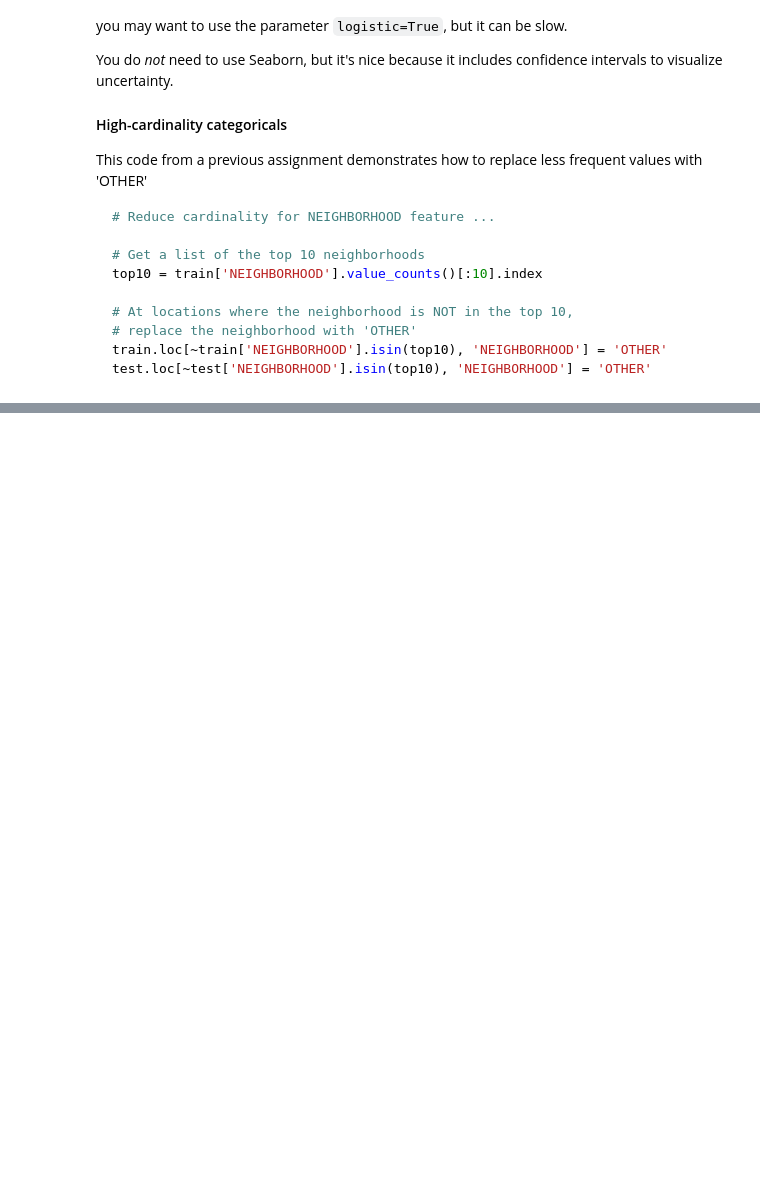
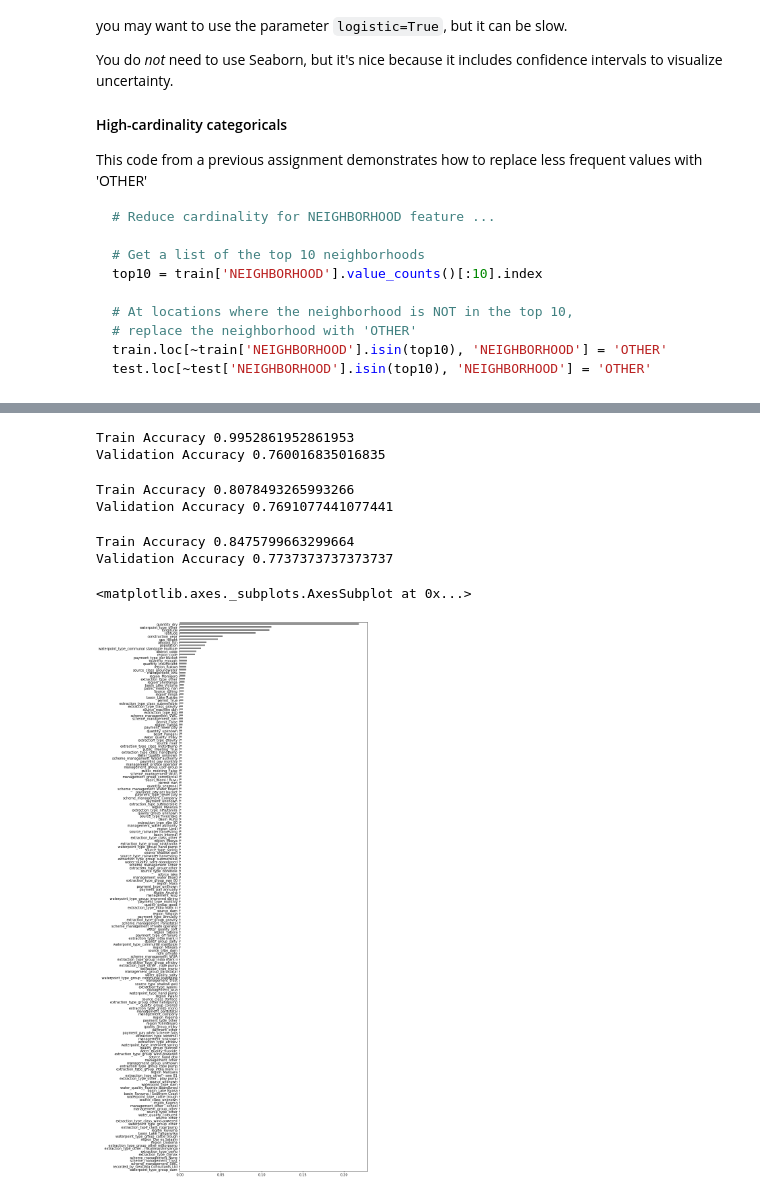
Before and after one commit to mseryy01/DS-Unit-2-Kaggle-Challenge, a Jupyter notebook: module1/LS_DS_221_assignment.ipynb, the cells around one changed output, grey strips where cells are left out. Cells and saved outputs as stored; diff of their text form; code cells hidden in the pictures; blank space fills up the shorter version.

```diff
--- a/module1/LS_DS_221_assignment.ipynb
+++ b/module1/LS_DS_221_assignment.ipynb
@@ -147,0 +244,79 @@ accuracy_score(y_train, y_pred)
+# %%
+# Arrange data into X features matrix and y target vector
+X_train = train[features]
+y_train = train[target]
+X_val = val[features]
+y_val = val[target]
+X_test = test[features]
+# %%
+from sklearn.tree import DecisionTreeClassifier
+
+# These are the only two changes from the previous code cell:
+# Remove StandardScaler (it's not needed or helpful for trees)
+# Change the model from LogisticRegression to DecisionTreeClassifier
+
+pipeline = make_pipeline(
+    ce.OneHotEncoder(use_cat_names=True),
+    SimpleImputer(strategy='mean'),
+    DecisionTreeClassifier(random_state=42)
+)
+
+# Fit on train
+pipeline.fit(X_train, y_train)
+
+# Score on train, val
+print('Train Accuracy', pipeline.score(X_train, y_train))
+print('Validation Accuracy', pipeline.score(X_val, y_val))
+
+# Predict on test
+y_pred = pipeline.predict(X_test)
+# %% [output]
+Train Accuracy 0.9952861952861953
+Validation Accuracy 0.760016835016835
+# %%
+# TODO
+
+# Increase "minimum node size" / min_samples_leaf, to reduce model complexity,
+# This happens to improve validation accuracy here.
+
+pipeline = make_pipeline(
+    ce.OneHotEncoder(use_cat_names=True),
+    SimpleImputer(strategy='mean'),
+    DecisionTreeClassifier(min_samples_leaf=20, random_state=42)
+)
+
+pipeline.fit(X_train, y_train)
+print('Train Accuracy', pipeline.score(X_train, y_train))
+print('Validation Accuracy', pipeline.score(X_val, y_val))
+# %% [output]
+Train Accuracy 0.8078493265993266
+Validation Accuracy 0.7691077441077441
+# %%
+# Or similarly, we can decrease the depth of the tree
+
+pipeline = make_pipeline(
+    ce.OneHotEncoder(use_cat_names=True),
+    SimpleImputer(strategy='mean'),
+    DecisionTreeClassifier(max_depth=16, random_state=42)
+)
+
+pipeline.fit(X_train, y_train)
+print('Train Accuracy', pipeline.score(X_train, y_train))
+print('Validation Accuracy', pipeline.score(X_val, y_val))
+# %% [output]
+Train Accuracy 0.8475799663299664
+Validation Accuracy 0.7737373737373737
+# %%
+model = pipeline.named_steps['decisiontreeclassifier']
+# %%
+# Linear models have coefficients,
+# but trees have "feature importances"
+
+encoder = pipeline.named_steps['onehotencoder']
+encoded_columns = encoder.transform(X_val).columns
+importances = pd.Series(model.feature_importances_, encoded_columns)
+plt.figure(figsize=(10,30))
+importances.sort_values().plot.barh(color='grey')
+# %% [output]
+<matplotlib.axes._subplots.AxesSubplot at 0x...>
+[figure, added]
```
Also changed, not shown: parts of 15 cells of this notebook.
